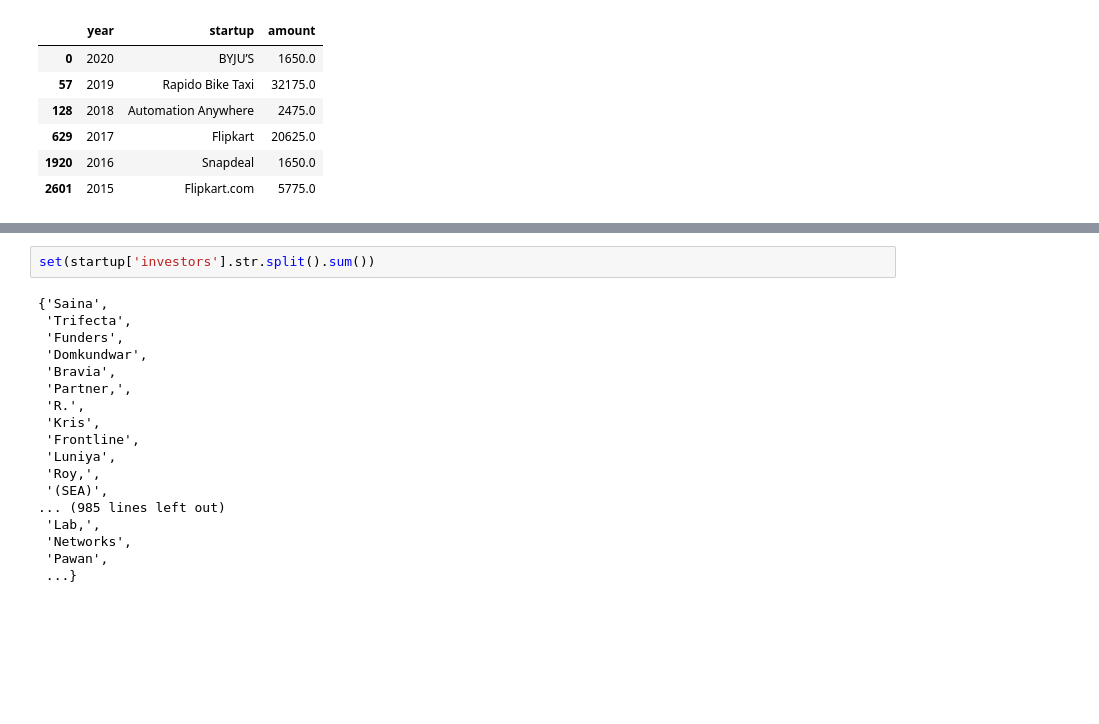
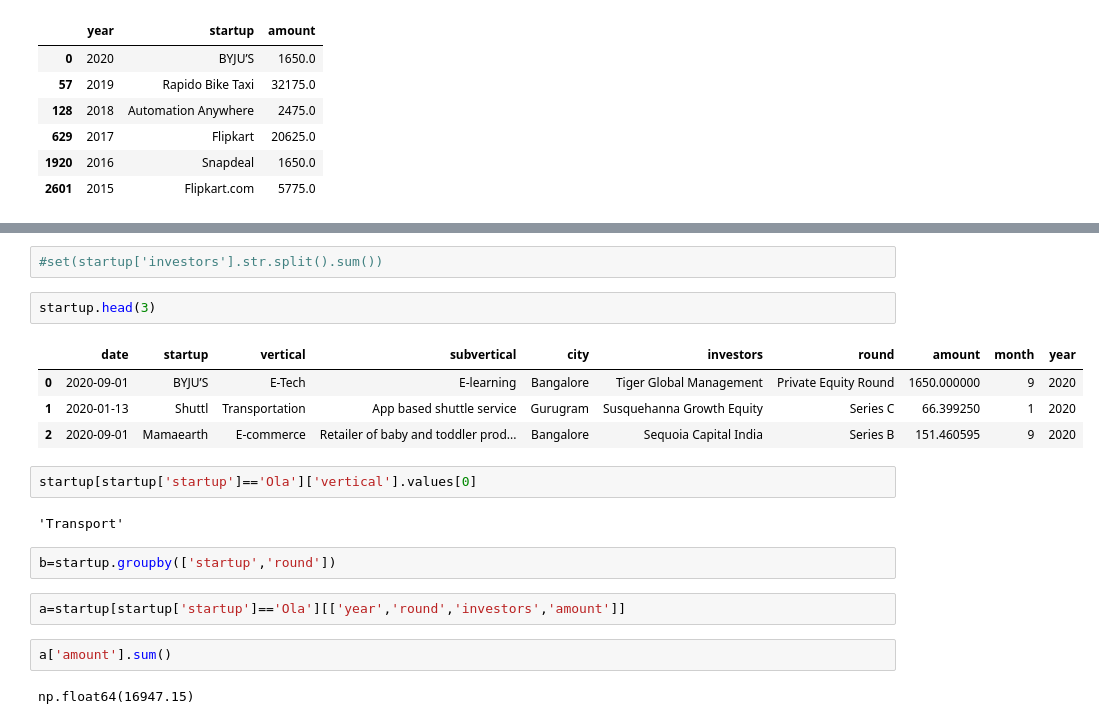
Before and after one commit to nikunj-debug/Streamlit_Startup_Analysis, a Jupyter notebook: Untitled.ipynb, the cells around one changed output, grey strips where cells are left out. Saved outputs shown, nothing was run; the diff lists cells and outputs as text; blank space fills up the shorter version.

```diff
--- a/Untitled.ipynb
+++ b/Untitled.ipynb
@@ -177,21 +185,22 @@ Vijay Shekhar Sharma                  8251.2375
 Name: amount, dtype: float64
 # %%
-set(startup['investors'].str.split().sum())
+#set(startup['investors'].str.split().sum())
-# %% [output]
-{'Saina',
- 'Trifecta',
- 'Funders',
- 'Domkundwar',
- 'Bravia',
- 'Partner,',
- 'R.',
- 'Kris',
- 'Frontline',
- 'Luniya',
- 'Roy,',
- '(SEA)',
-... (985 lines left out)
- 'Lab,',
- 'Networks',
- 'Pawan',
- ...}
+# %%
+startup.head(3)
+# %% [output]
+|  | date | startup | vertical | subvertical | city | investors | round | amount | month | year |
+| 0 | 2020-09-01 | BYJU’S | E-Tech | E-learning | Bangalore | Tiger Global Management | Private Equity Round | 1650.000000 | 9 | 2020 |
+| 1 | 2020-01-13 | Shuttl | Transportation | App based shuttle service | Gurugram | Susquehanna Growth Equity | Series C | 66.399250 | 1 | 2020 |
+| 2 | 2020-09-01 | Mamaearth | E-commerce | Retailer of baby and toddler prod... | Bangalore | Sequoia Capital India | Series B | 151.460595 | 9 | 2020 |
+# %%
+startup[startup['startup']=='Ola']['vertical'].values[0]
+# %% [output]
+'Transport'
+# %%
+b=startup.groupby(['startup','round'])
+# %%
+a=startup[startup['startup']=='Ola'][['year','round','investors','amount']]
+# %%
+a['amount'].sum()
+# %% [output]
+np.float64(16947.15)
```
Also changed, not shown: parts of 9 cells of this notebook.
